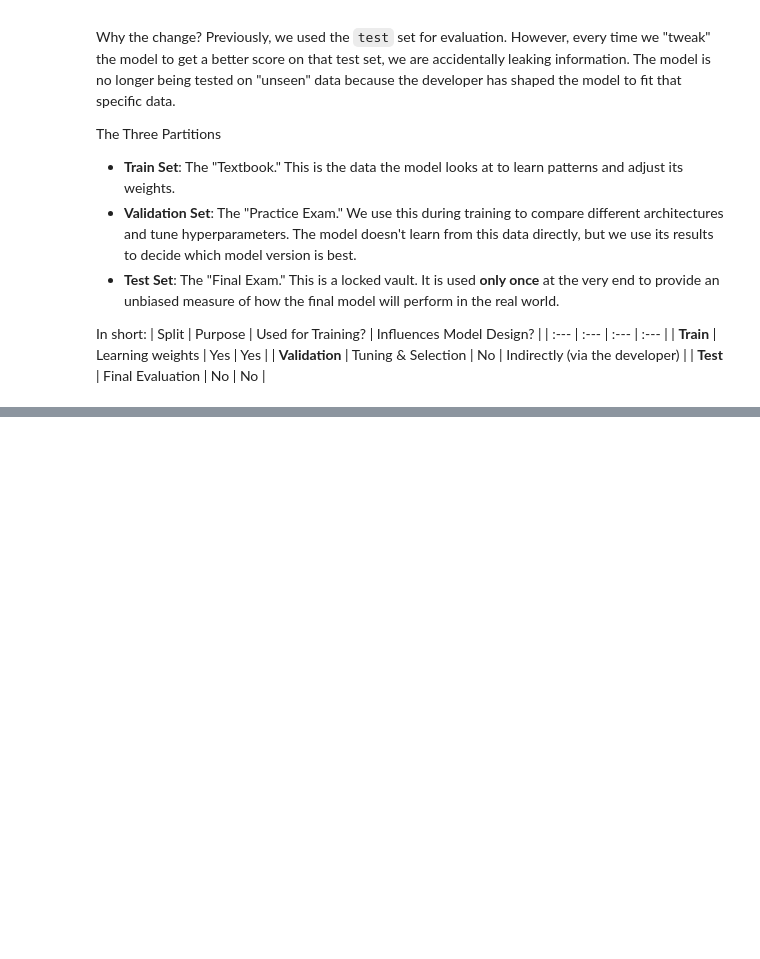
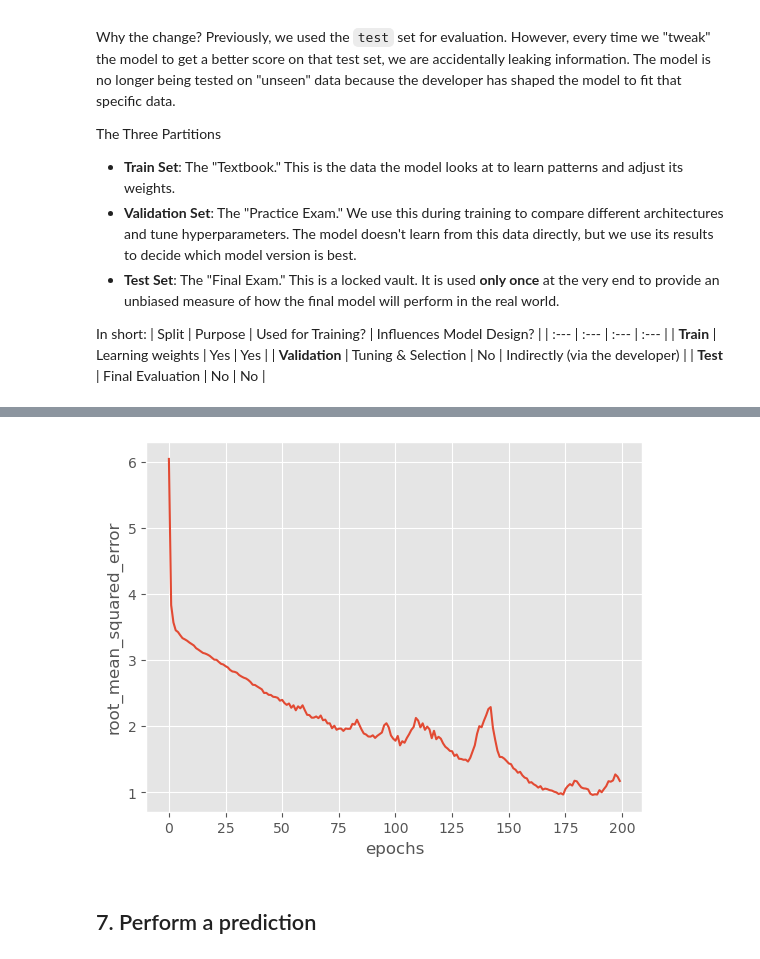
Before and after one commit to UCSBCarpentry/ml-deeplearning-notebooks, a Jupyter notebook: 3_monitor_training.ipynb, the cells around one changed output, grey strips where cells are left out. Cells and saved outputs as stored; diff of their text form; code cells hidden in the pictures; blank space fills up the shorter version.

```diff
--- a/3_monitor_training.ipynb
+++ b/3_monitor_training.ipynb
@@ -78,0 +153,3 @@ X_val, X_test, y_val, y_test = train_test_split(X_holdout, y_holdout, test_size=
+# %%
+# Our starting model
+model_100_50 = create_nn(input_shape = (X_data.shape[1],), n_neurons = [100, 50])
@@ -78,0 +241,5 @@ X_val, X_test, y_val, y_test = train_test_split(X_holdout, y_holdout, test_size=
+# %%
+## Fill in the blank
+
+# Fitting our model to the training data
+history_100_50 = model_100_50.fit(X_train, y_train, batch_size = 32, epochs = 200)
@@ -78,0 +264,22 @@ X_val, X_test, y_val, y_test = train_test_split(X_holdout, y_holdout, test_size=
+# %%
+## Make a plot of our metrics over epochs
+
+def plot_history(history, metrics):
+    """
+    Plot the training history
+
+    Args:
+        history (keras History object that is returned by model.fit())
+        metrics (str, list): Metric or a list of metrics to plot
+    """
+    plt.style.use('ggplot')  # optional, that's only to define a visual style
+    history_df = pd.DataFrame.from_dict(history.history)
+    sns.lineplot(data=history_df[metrics])
+    plt.xlabel("epochs")
+# %%
+# Call the plot_history function we just created
+plot_history(history_100_50, 'root_mean_squared_error')
+# %% [output]
+[figure, added]
+# %% [markdown]
+## 7. Perform a prediction
```
Also changed, not shown: parts of 33 cells of this notebook.
